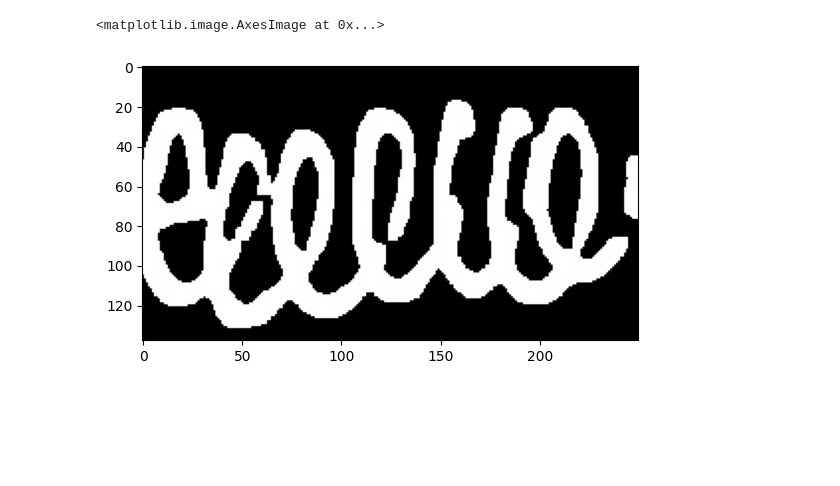
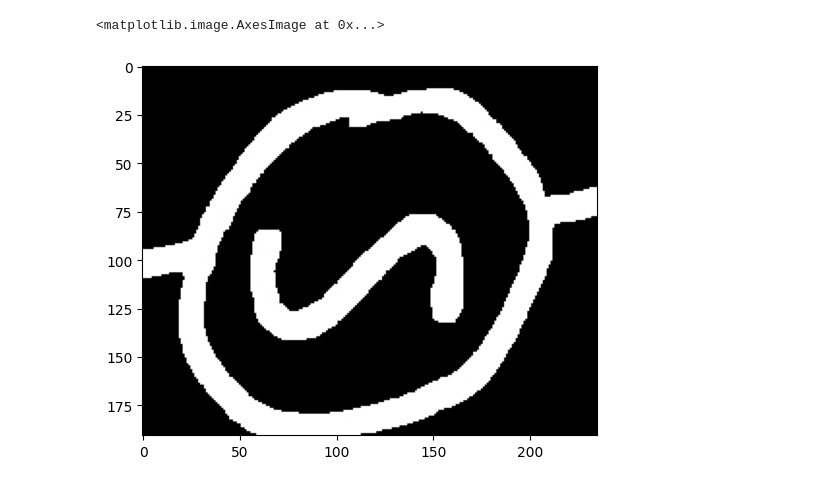
Before and after one commit to gadhvirushiraj/page2circuit, a Jupyter notebook: classify.ipynb, the cells around one changed output. Saved outputs shown, nothing was run; the diff lists cells and outputs as text; code cells hidden in the pictures; blank space fills up the shorter version.

Commit message:
finalized pre & classify

```diff
--- a/classify.ipynb
+++ b/classify.ipynb
@@ -27,9 +27,9 @@ CNN(
 )
 # %%
-img = cv2.imread('test_images/classify7.jpeg')
+img = cv2.imread('test_images/classify14.jpeg')
 plt.imshow(img, cmap='gray')
 # %% [output]
 <matplotlib.image.AxesImage at 0x...>
-[figure, old version]
+[figure, new version]
 # %%
 k = cv2.getStructuringElement(cv2.MORPH_RECT, (3, 3))
```
Also changed, not shown: parts of 6 cells of this notebook, 20 other files.
